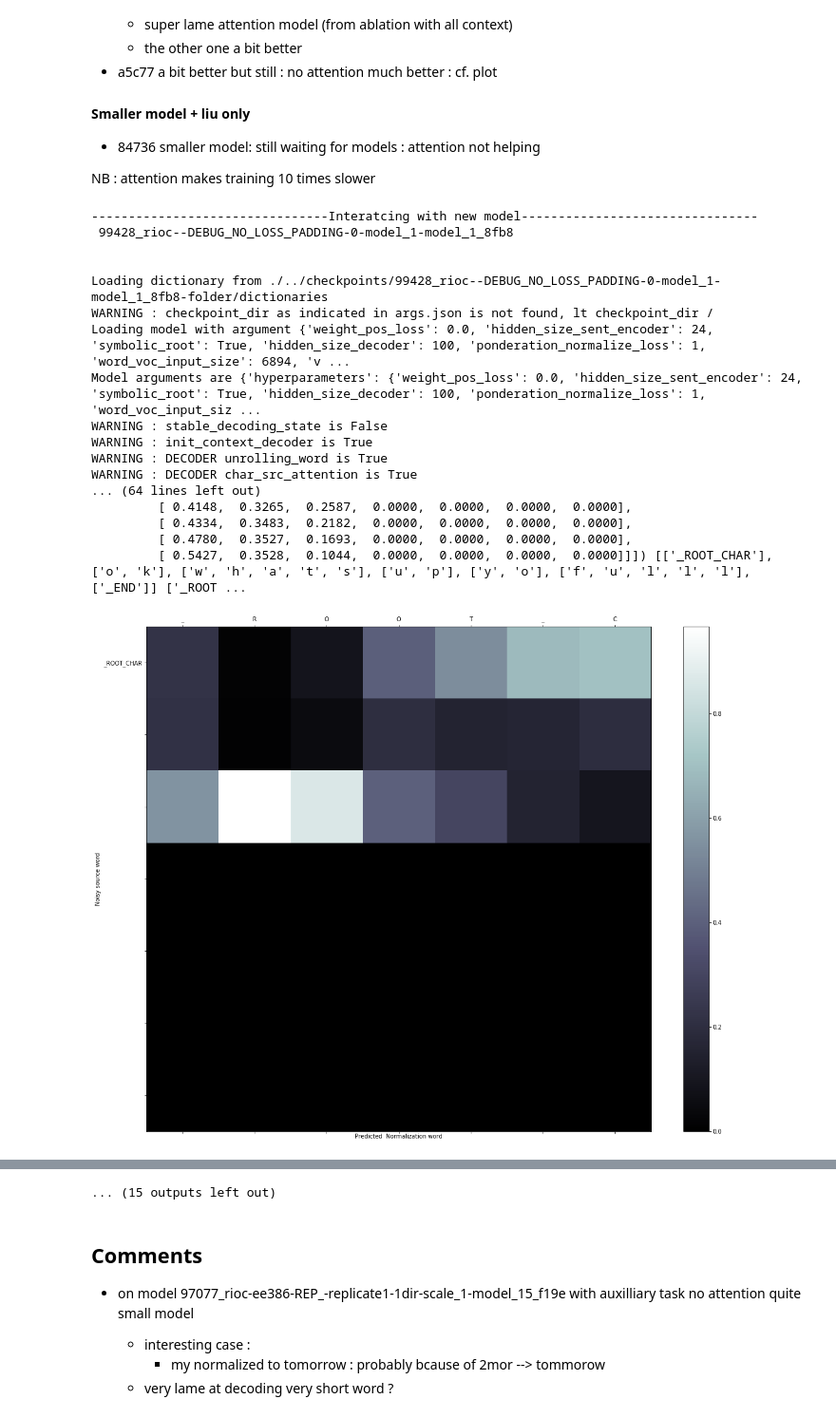
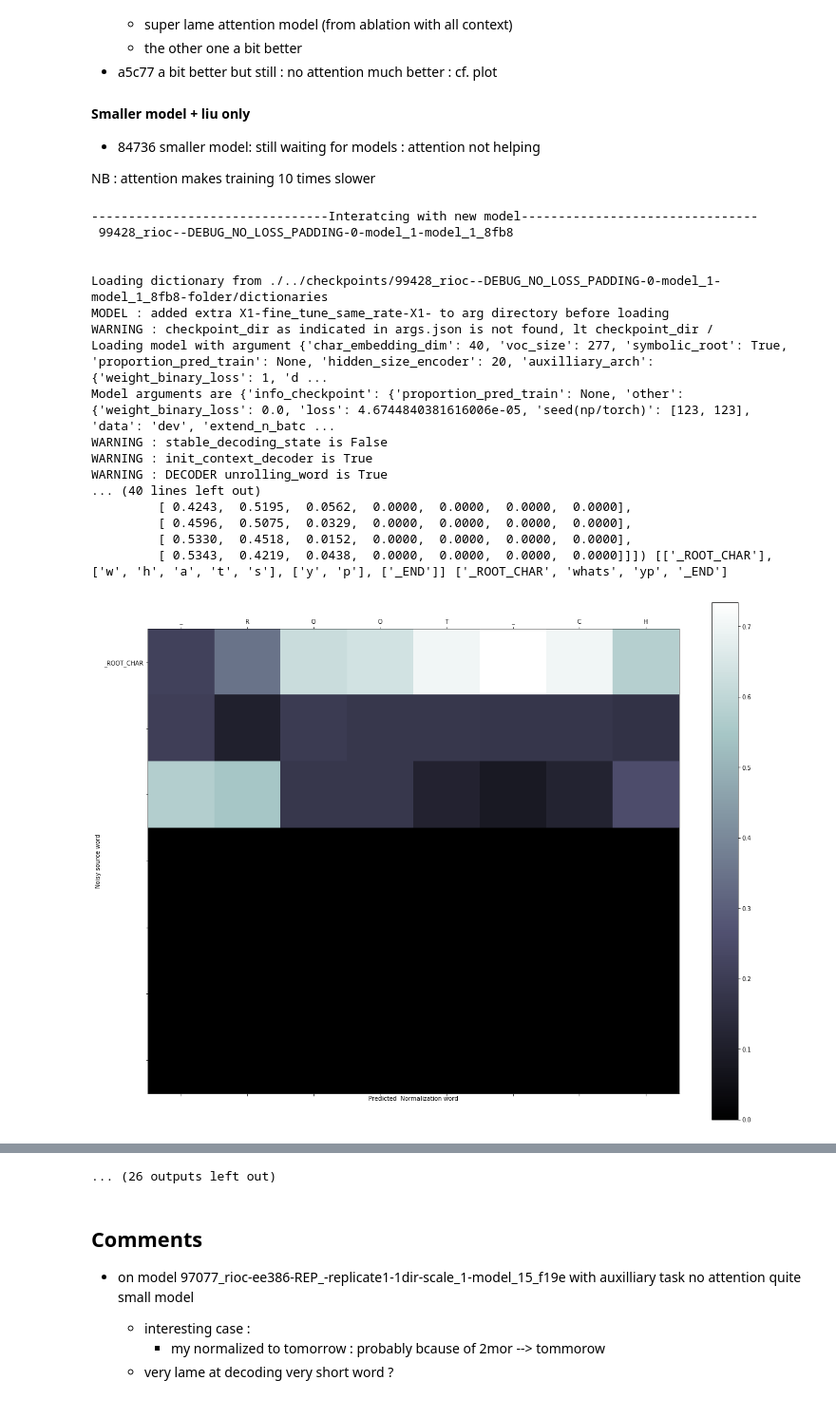
Before and after one commit to ben-mlr/mt_norm_parse, a Jupyter notebook: evaluate/interact+attention_visualize.ipynb, the cells around one changed output, grey strips where cells are left out. Shown: that part at 95% size. Drawn from its saved outputs; the diff is of its cells as text; code cells hidden in the pictures.

```diff
--- a/evaluate/interact+attention_visualize.ipynb
+++ b/evaluate/interact+attention_visualize.ipynb
@@ -57,6 +58,8 @@ model_folder_starts_with = "97823_rioc--DEBUG_NO_LOSS_PADDING-LEAKY-2LSMT-2dense
 model_folder_starts_with = "98349_rioc--DEBUG_NO_LOSS_PADDING-0-model_1-model_1_6249-folder"
 model_folder_starts_with = "98759_rioc--DEBUG_NO_LOSS_PADDING-0-model_1-model_1_b108-folder"
 model_folder_starts_with = "99428_rioc--DEBUG_NO_LOSS_PADDING-0-model_1-model_1_8fb8-folder"
+#model_folder_starts_with = "99428_rioc--DEBUG_NO_LOSS_PADDING-0-model_1-model_1_8fb8-start_3_ep-X1-train_longer"
+model_folder_starts_with = "99428_rioc--DEBUG_NO_LOSS_PADDING-0-model_1-model_1_8fb8-folder"
 #"98759_rioc--DEBUG_NO_LOSS_PADDING-0-model_1-model_1_b108-folder"
 # fake words only char2char
 #model_folder_starts_with = "EU"
@@ -124,30 +130,30 @@ NB : attention makes training 10 times slower
 # %%
 for folder_name in list_:
     assert len(list_)>0, "list empty"
     model_full_name = folder_name[:-7]
     print("\n\n--------------------------------Interatcing with new model--------------------------------\n", model_full_name,"\n\n")
     dic_path = os.path.join(script_dir, "..", "checkpoints", model_full_name + "-folder", "dictionaries")
     model_dir = os.path.join(script_dir, "..", "checkpoints", model_full_name + "-folder")
     interact(dic_path=dic_path, dir_model=model_dir, model_full_name=model_full_name, debug=False,
-             show_attention=True,verbose=0,
+             show_attention=True,verbose=0,extra_arg_specific_label="X1-fine_tune_same_rate-X1",
              save_attention=False)
     #break
 # %% [output]
 --------------------------------Interatcing with new model--------------------------------
  99428_rioc--DEBUG_NO_LOSS_PADDING-0-model_1-model_1_8fb8
 
 
 Loading dictionary from ./../checkpoints/99428_rioc--DEBUG_NO_LOSS_PADDING-0-model_1-model_1_8fb8-folder/dictionaries
+MODEL : added extra X1-fine_tune_same_rate-X1- to arg directory before loading
 WARNING : checkpoint_dir as indicated in args.json is not found, lt checkpoint_dir /
-Loading model with argument {'weight_pos_loss': 0.0, 'hidden_size_sent_encoder': 24, 'symbolic_root': True, 'hidden_size_decoder': 100, 'ponderation_normalize_loss': 1, 'word_voc_input_size': 6894, 'v ...
-Model arguments are {'hyperparameters': {'weight_pos_loss': 0.0, 'hidden_size_sent_encoder': 24, 'symbolic_root': True, 'hidden_size_decoder': 100, 'ponderation_normalize_loss': 1, 'word_voc_input_siz ...
+Loading model with argument {'char_embedding_dim': 40, 'voc_size': 277, 'symbolic_root': True, 'proportion_pred_train': None, 'hidden_size_encoder': 20, 'auxilliary_arch': {'weight_binary_loss': 1, 'd ...
+Model arguments are {'info_checkpoint': {'proportion_pred_train': None, 'other': {'weight_binary_loss': 0.0, 'loss': 4.6744840381616006e-05, 'seed(np/torch)': [123, 123], 'data': 'dev', 'extend_n_batc ...
 WARNING : stable_decoding_state is False
 WARNING : init_context_decoder is True
 WARNING : DECODER unrolling_word is True
-WARNING : DECODER char_src_attention is True
-... (64 lines left out)
-         [ 0.4148,  0.3265,  0.2587,  0.0000,  0.0000,  0.0000,  0.0000],
-         [ 0.4334,  0.3483,  0.2182,  0.0000,  0.0000,  0.0000,  0.0000],
-         [ 0.4780,  0.3527,  0.1693,  0.0000,  0.0000,  0.0000,  0.0000],
-         [ 0.5427,  0.3528,  0.1044,  0.0000,  0.0000,  0.0000,  0.0000]]]) [['_ROOT_CHAR'], ['o', 'k'], ['w', 'h', 'a', 't', 's'], ['u', 'p'], ['y', 'o'], ['f', 'u', 'l', 'l', 'l'], ['_END']] ['_ROOT ...
+... (40 lines left out)
+         [ 0.4243,  0.5195,  0.0562,  0.0000,  0.0000,  0.0000,  0.0000],
+         [ 0.4596,  0.5075,  0.0329,  0.0000,  0.0000,  0.0000,  0.0000],
+         [ 0.5330,  0.4518,  0.0152,  0.0000,  0.0000,  0.0000,  0.0000],
+         [ 0.5343,  0.4219,  0.0438,  0.0000,  0.0000,  0.0000,  0.0000]]]) [['_ROOT_CHAR'], ['w', 'h', 'a', 't', 's'], ['y', 'p'], ['_END']] ['_ROOT_CHAR', 'whats', 'yp', '_END']
-[figure, old version]
+[figure, new version]
@@ -181,4 +202,4 @@ Attention tensor([[[ 0.2240,  0.2159,  0.5601,  0.0000],
-... (15 outputs left out)
+... (26 outputs left out)
 # %% [markdown]
 ## Comments
 - on model 97077_rioc-ee386-REP_-replicate1-1dir-scale_1-model_15_f19e with auxilliary task no attention quite small model
```
Also changed, not shown: parts of 4 cells of this notebook, 10 other files.
